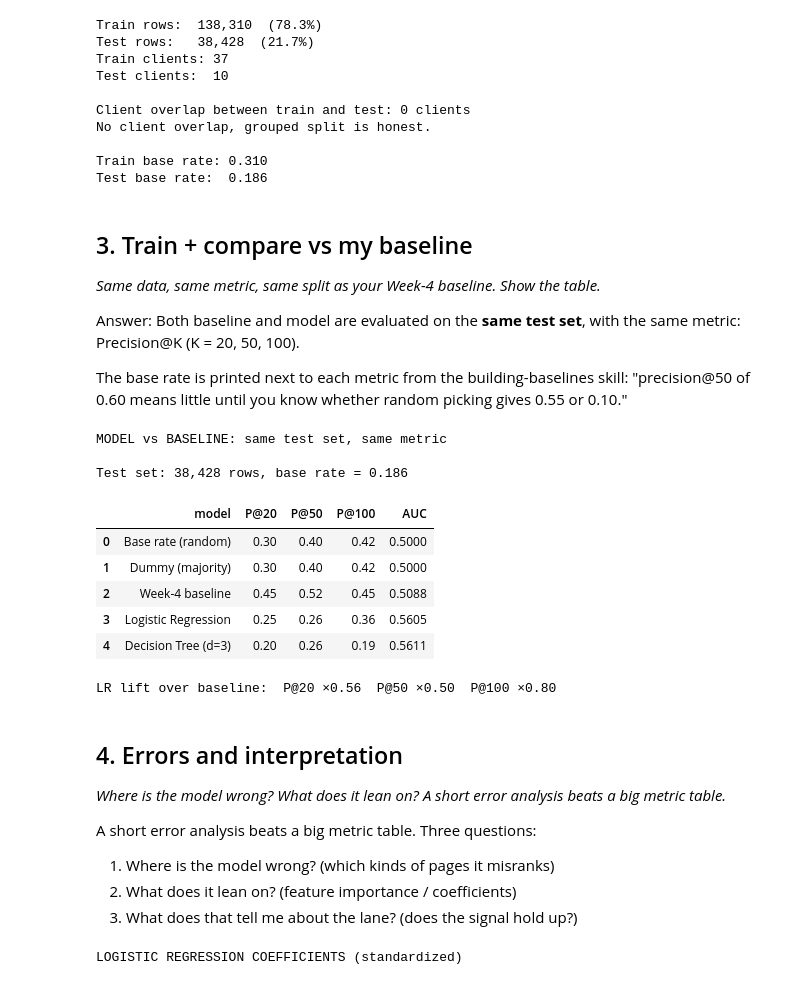
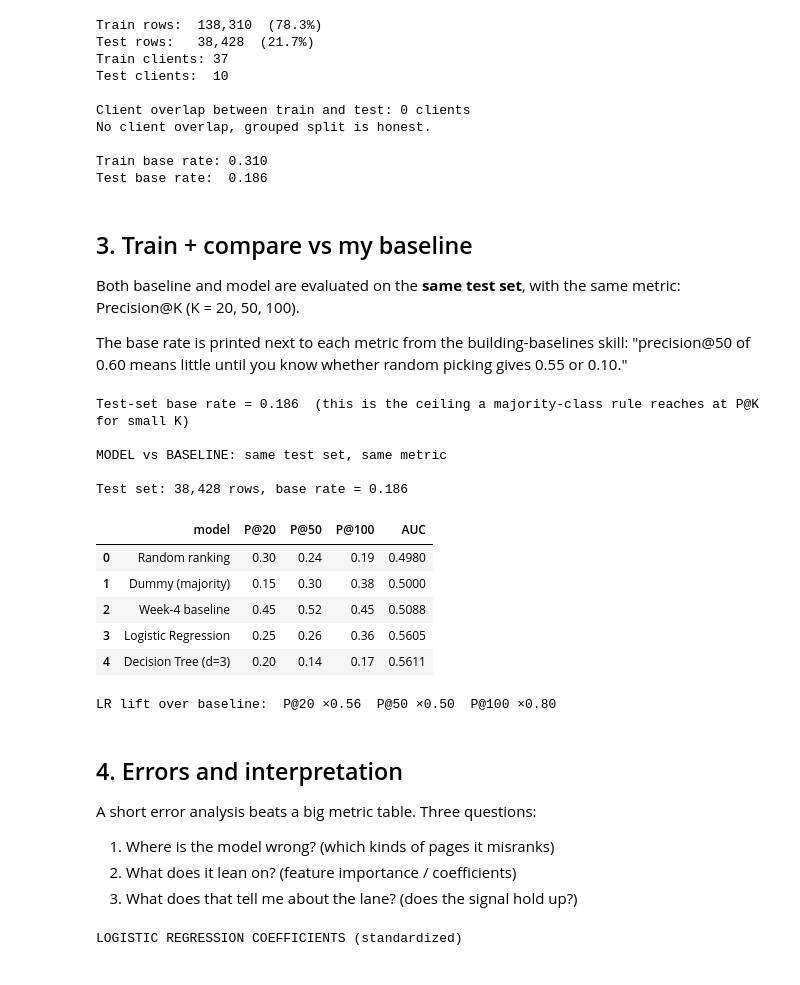
Before and after one commit to Zoye-J/FlyRank--MachineLearning, a Jupyter notebook: work/notebooks/w05_model.ipynb, the cells around one changed output. Drawn from its saved outputs; the diff is of its cells as text; code cells hidden in the pictures.

```diff
--- a/work/notebooks/w05_model.ipynb
+++ b/work/notebooks/w05_model.ipynb
@@ -150,7 +148,7 @@ method_plan = {
     "primary":   "Logistic Regression (interpretable, linear weights over the same signals)",
     "secondary": "Decision Tree, max_depth=3 (non-linear, still readable)",
     "rejected":  ["Gradient Boosting (overkill, label-threshold overfit risk)",
-                  "Random Forest (only if LR underperforms badly)"],
+                  "Random Forest "],
     "why":       "Baseline is a linear AND-rule; LR is the apples-to-apples comparison.",
 }
 
@@ -231,9 +226,7 @@ Test base rate:  0.186
 # %% [markdown]
 ## 3. Train + compare vs my baseline
 
-*Same data, same metric, same split as your Week-4 baseline. Show the table.*
 
-Answer:
 Both baseline and model are evaluated on the **same test set**, with the same metric: Precision@K (K = 20, 50, 100).
 
 The base rate is printed next to each metric from the building-baselines
@@ -311,45 +304,50 @@ def row(name, scores):
         "P@20":  round(precision_at_k(scores, y_test, 20), 4),
         "P@50":  round(precision_at_k(scores, y_test, 50), 4),
         "P@100": round(precision_at_k(scores, y_test, 100), 4),
         "AUC":   round(roc_auc_score(y_test, scores), 4),
     }
 
+# score every row the same, argsort returns index order
+random_scores = np.random.RandomState(42).uniform(size=len(y_test))
+
 table = pd.DataFrame([
-    row("Base rate (random)", np.full(len(y_test), base_rate)),
+    row("Random ranking",     random_scores),
     row("Dummy (majority)",   dummy_scores),
     row("Week-4 baseline",    baseline_test_scores),
     row("Logistic Regression", lr_scores),
     row("Decision Tree (d=3)", dt_scores),
 ])
+
+print(f"Test-set base rate = {base_rate:.3f}  "
+      f"(this is the ceiling a majority-class rule reaches at P@K for small K)")
 
 print()
 print("MODEL vs BASELINE: same test set, same metric")
 print()
 print(f"Test set: {len(y_test):,} rows, base rate = {base_rate:.3f}")
 print()
 display(table)
 
 # Lift over baseline
 lift_20 = table.loc[3, "P@20"] / table.loc[2, "P@20"]
 lift_50 = table.loc[3, "P@50"] / table.loc[2, "P@50"]
 lift_100 = table.loc[3, "P@100"] / table.loc[2, "P@100"]
 print(f"\nLR lift over baseline:  P@20 ×{lift_20:.2f}  P@50 ×{lift_50:.2f}  P@100 ×{lift_100:.2f}")
 # %% [output]
+Test-set base rate = 0.186  (this is the ceiling a majority-class rule reaches at P@K for small K)
+
 MODEL vs BASELINE: same test set, same metric
 
 Test set: 38,428 rows, base rate = 0.186
 |  | model | P@20 | P@50 | P@100 | AUC |
-| 0 | Base rate (random) | 0.30 | 0.40 | 0.42 | 0.5000 |
-| 1 | Dummy (majority) | 0.30 | 0.40 | 0.42 | 0.5000 |
+| 0 | Random ranking | 0.30 | 0.24 | 0.19 | 0.4980 |
+| 1 | Dummy (majority) | 0.15 | 0.30 | 0.38 | 0.5000 |
 | 2 | Week-4 baseline | 0.45 | 0.52 | 0.45 | 0.5088 |
 | 3 | Logistic Regression | 0.25 | 0.26 | 0.36 | 0.5605 |
-| 4 | Decision Tree (d=3) | 0.20 | 0.26 | 0.19 | 0.5611 |
+| 4 | Decision Tree (d=3) | 0.20 | 0.14 | 0.17 | 0.5611 |
 LR lift over baseline:  P@20 ×0.56  P@50 ×0.50  P@100 ×0.80
 # %% [markdown]
 ## 4. Errors and interpretation
-
-*Where is the model wrong? What does it lean on? A short error analysis beats a big metric table.*
-
 
 A short error analysis beats a big metric table. Three questions:
 
```
Also changed, not shown: parts of 3 cells of this notebook.
